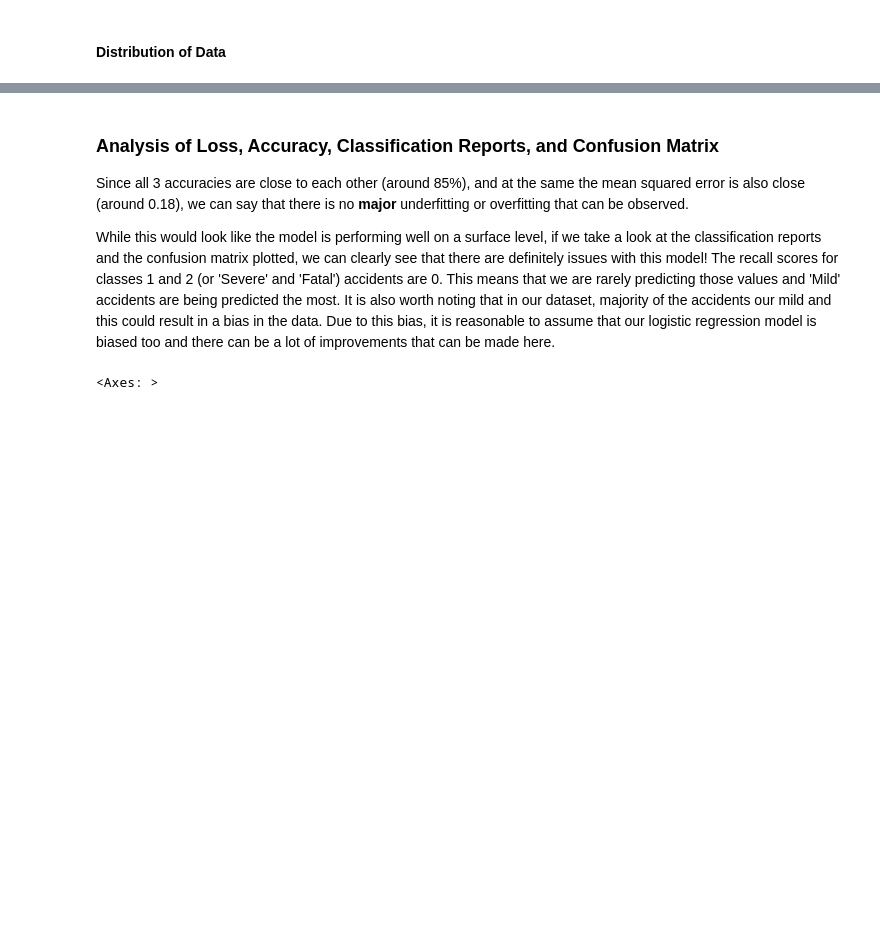
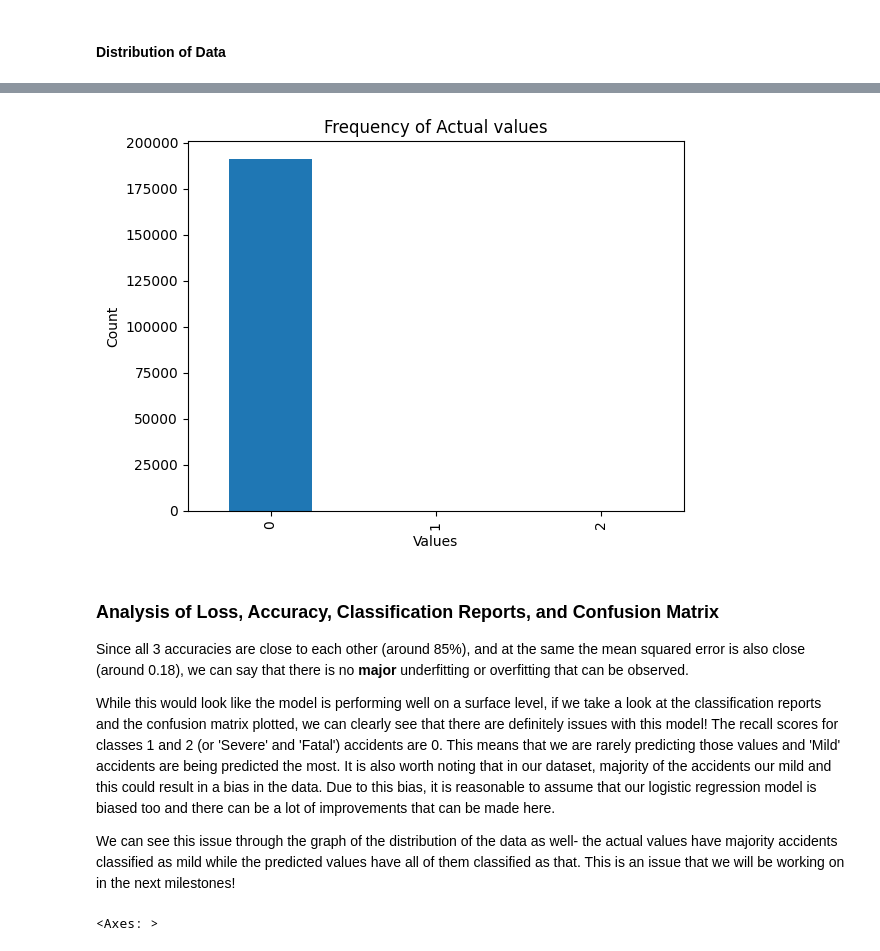
Before and after one commit to yashilvora19/accident_severity_prediction, a Jupyter notebook: Milestone 3.ipynb, the cells around one changed output, grey strips where cells are left out. Saved outputs shown, nothing was run; the diff lists cells and outputs as text; code cells hidden in the pictures; blank space fills up the shorter version.

Commit message:
final changes to milestone 3

```diff
--- a/Milestone 3.ipynb
+++ b/Milestone 3.ipynb
@@ -110,9 +129,20 @@ sns.barplot(y_test)
+# %%
+counts = pd.Series(yhat_test).value_counts()
+counts.plot(kind='bar')
+plt.xlabel('Values')
+plt.ylabel('Count')
+plt.title('Frequency of Actual values')
+plt.show()
+# %% [output]
+[figure, added]
 # %% [markdown]
 ### Analysis of Loss, Accuracy, Classification Reports, and Confusion Matrix
 
 Since all 3 accuracies are close to each other (around 85%), and at the same the mean squared error is also close (around 0.18), we can say that there is no **major** underfitting or overfitting that can be observed.
 
 While this would look like the model is performing well on a surface level, if we take a look at the classification reports and the confusion matrix plotted, we can clearly see that there are definitely issues with this model! The recall scores for classes 1 and 2 (or 'Severe' and 'Fatal') accidents are 0. This means that we are rarely predicting those values and 'Mild' accidents are being predicted the most. It is also worth noting that in our dataset, majority of the accidents our mild and this could result in a bias in the data. Due to this bias, it is reasonable to assume that our logistic regression model is biased too and there can be a lot of improvements that can be made here.
+
+We can see this issue through the graph of the distribution of the data as well- the actual values have majority accidents classified as mild while the predicted values have all of them classified as that. This is an issue that we will be working on in the next milestones!
 # %%
 sns.scatterplot(x = list(range(0,len(logreg.coef_[0]))),y = logreg.coef_[0])
 # %% [output]
```
Also changed, not shown: parts of 7 cells of this notebook, 1 other file.
